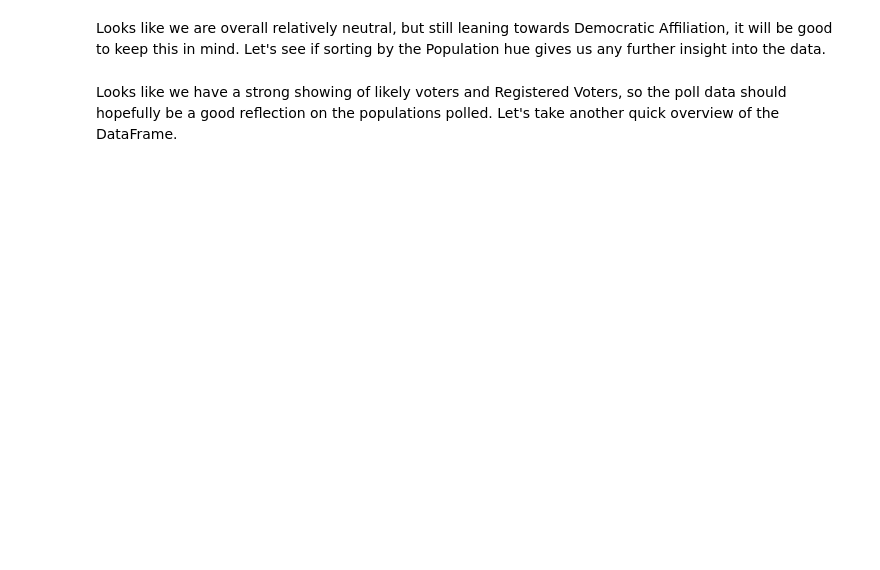
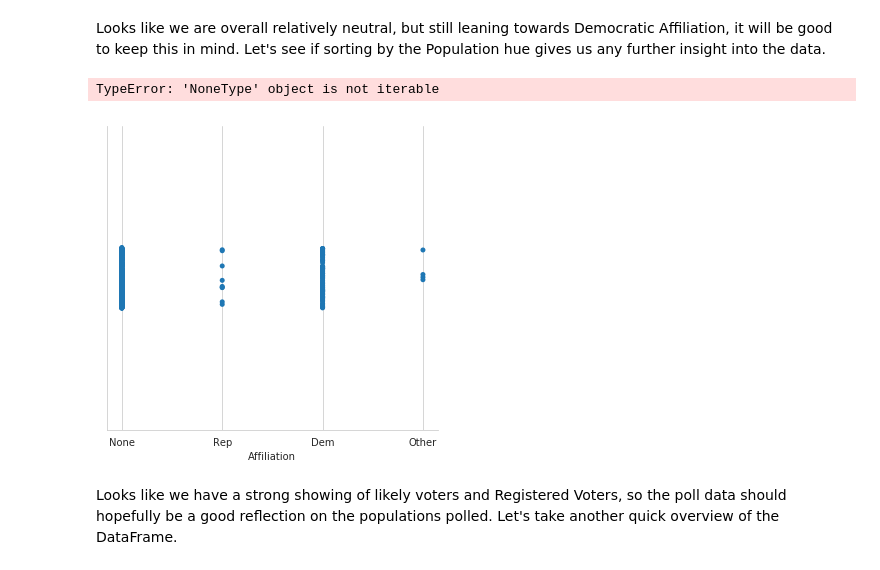
Before and after one commit to maxmelnick/analytics-python-intro, a Jupyter notebook: notebooks/Project 3 - Election Analysis (missing import).ipynb, the cells around one changed output. Saved outputs shown, nothing was run; the diff lists cells and outputs as text; code cells hidden in the pictures; blank space fills up the shorter version.

```diff
--- a/notebooks/Project 3 - Election Analysis (missing import).ipynb
+++ b/notebooks/Project 3 - Election Analysis (missing import).ipynb
@@ -73,7 +99,10 @@ sns.factorplot('Affiliation',data=poll_df)
 Looks like we are overall relatively neutral, but still leaning towards Democratic Affiliation, it will be good to keep this in mind. Let's see if sorting by the Population hue gives us any further insight into the data.
 # %%
 # Factorplot the affiliation by Population
-sns.factorplot('Affiliation',data=poll_df,hue='Population')
+sns.catplot('Affiliation',data=poll_df,hue='Population')
+# %% [output]
+TypeError: 'NoneType' object is not iterable
+[figure, added]
 # %% [markdown]
 Looks like we have a strong showing of likely voters and Registered Voters, so the poll data should hopefully be a good reflection on the populations polled. Let's take another quick overview of the DataFrame.
 # %%
```
Also changed, not shown: parts of 35 cells of this notebook.
